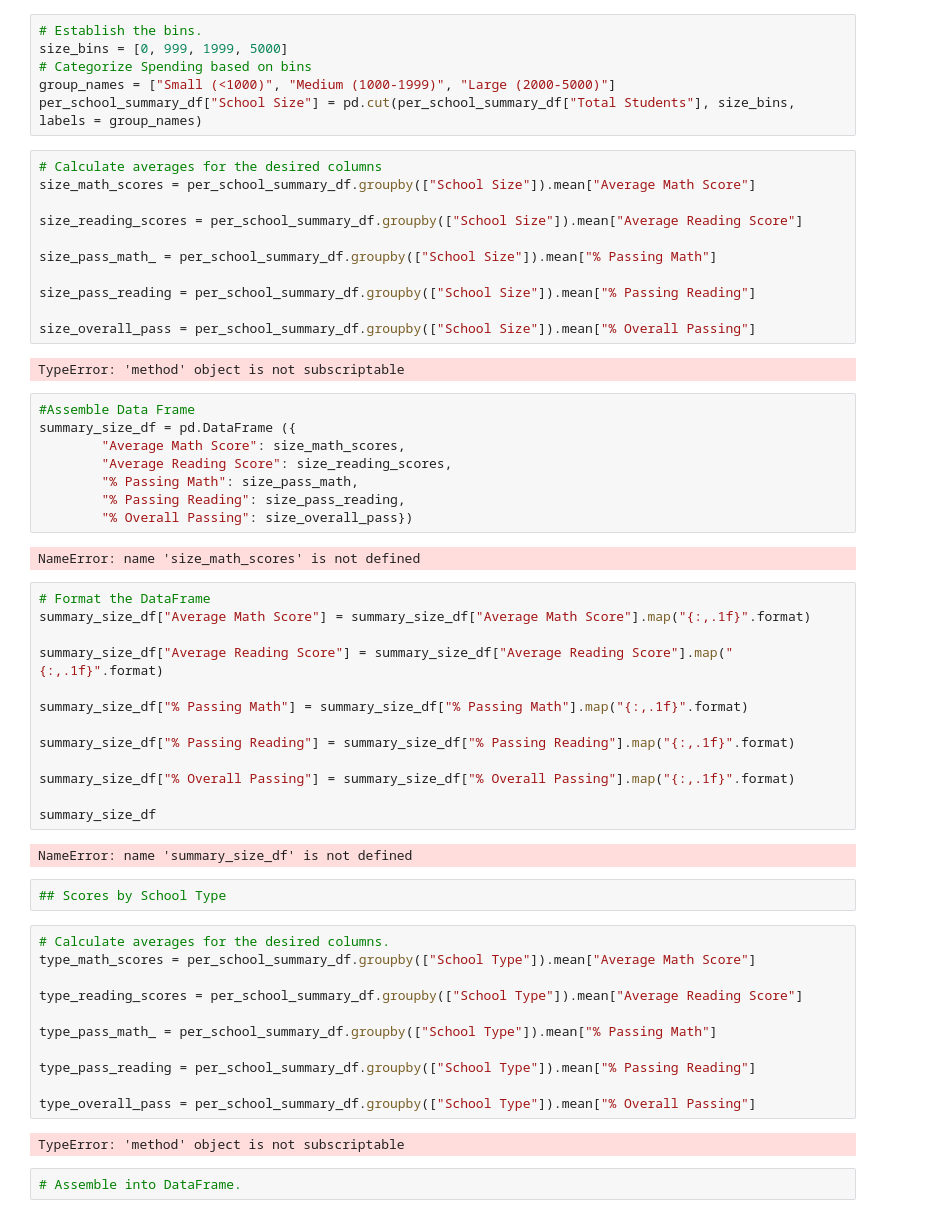
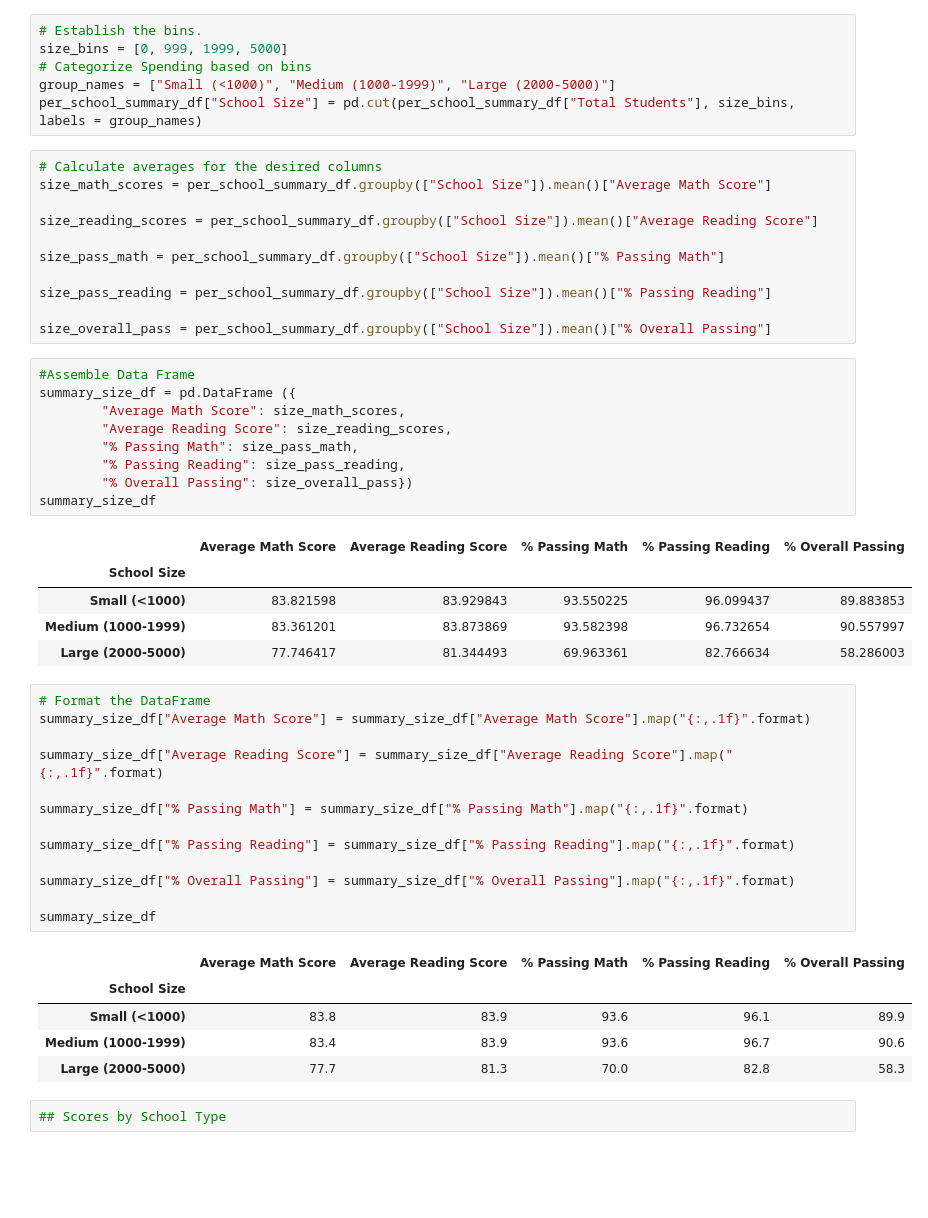
Before and after one commit to SReid704/School_District_Analysis, a Jupyter notebook: PyCitySchools_Challenge.ipynb, the cells around one changed output. Cells and saved outputs as stored; diff of their text form; blank space fills up the shorter version.

Commit message:
PyCitySchools_Challenge.

```diff
--- a/PyCitySchools_Challenge.ipynb
+++ b/PyCitySchools_Challenge.ipynb
@@ -611,27 +611,30 @@ group_names = ["Small (<1000)", "Medium (1000-1999)", "Large (2000-5000)"]
 per_school_summary_df["School Size"] = pd.cut(per_school_summary_df["Total Students"], size_bins, labels = group_names)
 # %%
 # Calculate averages for the desired columns
-size_math_scores = per_school_summary_df.groupby(["School Size"]).mean["Average Math Score"]
+size_math_scores = per_school_summary_df.groupby(["School Size"]).mean()["Average Math Score"]
 
-size_reading_scores = per_school_summary_df.groupby(["School Size"]).mean["Average Reading Score"]
+size_reading_scores = per_school_summary_df.groupby(["School Size"]).mean()["Average Reading Score"]
 
-size_pass_math_ = per_school_summary_df.groupby(["School Size"]).mean["% Passing Math"]
+size_pass_math = per_school_summary_df.groupby(["School Size"]).mean()["% Passing Math"]
 
-size_pass_reading = per_school_summary_df.groupby(["School Size"]).mean["% Passing Reading"]
+size_pass_reading = per_school_summary_df.groupby(["School Size"]).mean()["% Passing Reading"]
 
-size_overall_pass = per_school_summary_df.groupby(["School Size"]).mean["% Overall Passing"]
+size_overall_pass = per_school_summary_df.groupby(["School Size"]).mean()["% Overall Passing"]
-# %% [output]
-TypeError: 'method' object is not subscriptable
 # %%
 #Assemble Data Frame
 summary_size_df = pd.DataFrame ({
         "Average Math Score": size_math_scores,
         "Average Reading Score": size_reading_scores,
         "% Passing Math": size_pass_math,
         "% Passing Reading": size_pass_reading,
         "% Overall Passing": size_overall_pass})
+summary_size_df
 # %% [output]
-NameError: name 'size_math_scores' is not defined
+|  | Average Math Score | Average Reading Score | % Passing Math | % Passing Reading | % Overall Passing |
+| School Size |  |  |  |  |  |
+| Small (<1000) | 83.821598 | 83.929843 | 93.550225 | 96.099437 | 89.883853 |
+| Medium (1000-1999) | 83.361201 | 83.873869 | 93.582398 | 96.732654 | 90.557997 |
+| Large (2000-5000) | 77.746417 | 81.344493 | 69.963361 | 82.766634 | 58.286003 |
 # %%
 # Format the DataFrame
 summary_size_df["Average Math Score"] = summary_size_df["Average Math Score"].map("{:,.1f}".format)
@@ -646,21 +649,10 @@ summary_size_df["% Overall Passing"] = summary_size_df["% Overall Passing"].map(
 
 summary_size_df
 # %% [output]
-NameError: name 'summary_size_df' is not defined
+|  | Average Math Score | Average Reading Score | % Passing Math | % Passing Reading | % Overall Passing |
+| School Size |  |  |  |  |  |
+| Small (<1000) | 83.8 | 83.9 | 93.6 | 96.1 | 89.9 |
+| Medium (1000-1999) | 83.4 | 83.9 | 93.6 | 96.7 | 90.6 |
+| Large (2000-5000) | 77.7 | 81.3 | 70.0 | 82.8 | 58.3 |
 # %%
 ## Scores by School Type
-# %%
-# Calculate averages for the desired columns.
-type_math_scores = per_school_summary_df.groupby(["School Type"]).mean["Average Math Score"]
-
-type_reading_scores = per_school_summary_df.groupby(["School Type"]).mean["Average Reading Score"]
-
-type_pass_math_ = per_school_summary_df.groupby(["School Type"]).mean["% Passing Math"]
-
-type_pass_reading = per_school_summary_df.groupby(["School Type"]).mean["% Passing Reading"]
-
-type_overall_pass = per_school_summary_df.groupby(["School Type"]).mean["% Overall Passing"]
-# %% [output]
-TypeError: 'method' object is not subscriptable
-# %%
-# Assemble into DataFrame.
```
Also changed, not shown: parts of 115 cells of this notebook.
